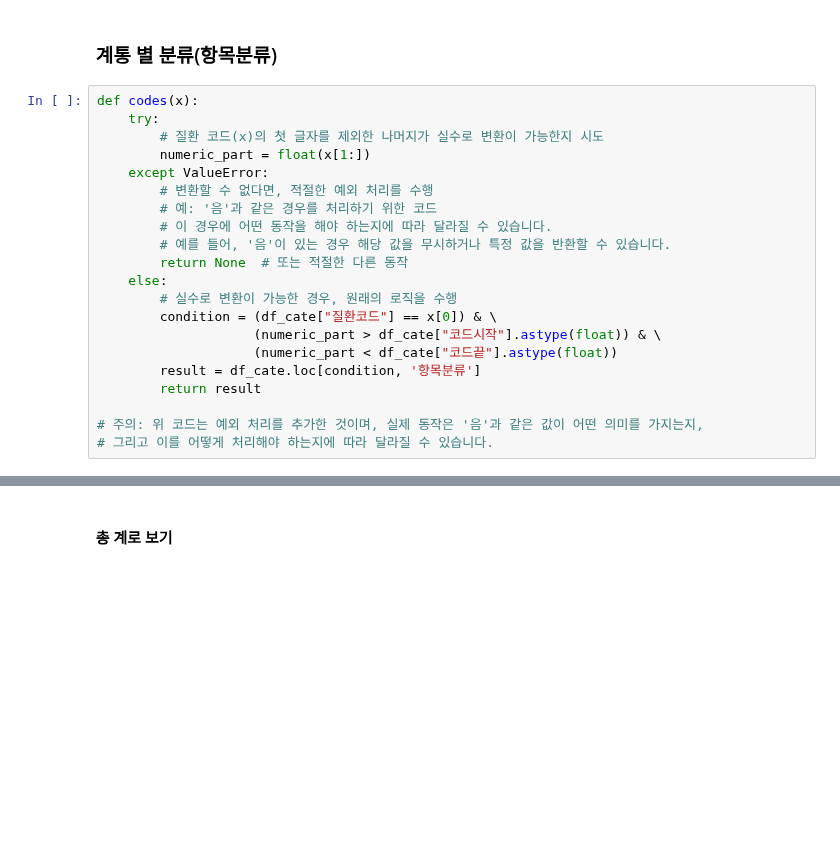
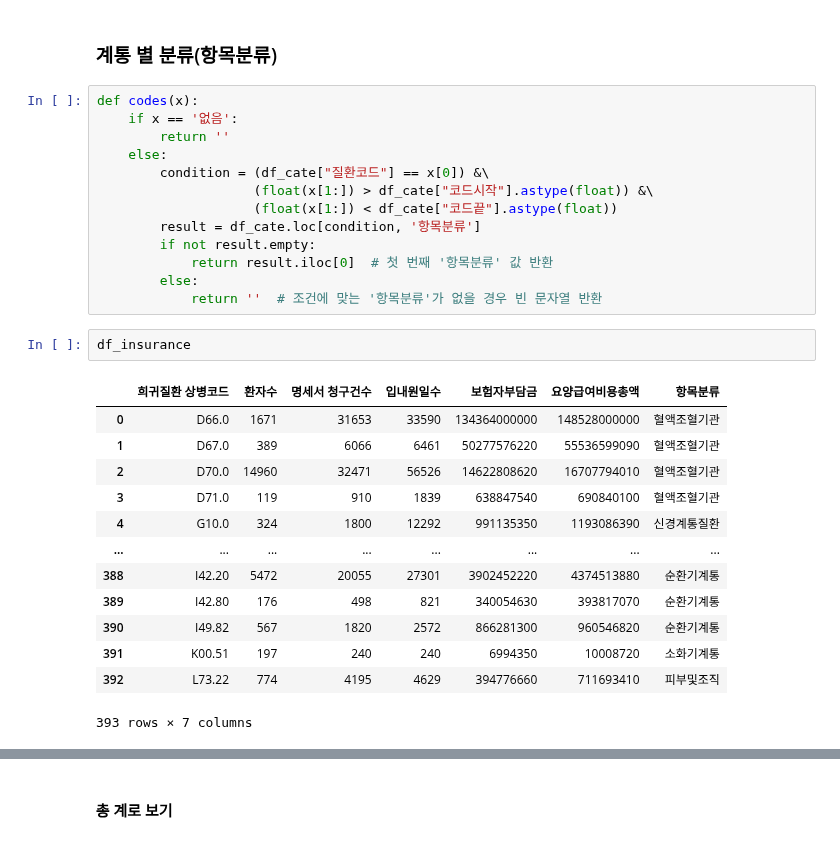
Before and after one commit to kdj0712/rare_field_fastapis, a Jupyter notebook: data/data_analysis/persona2/ipynb/jisu.ipynb, the cells around one changed output, grey strips where cells are left out. Saved outputs shown, nothing was run; the diff lists cells and outputs as text; blank space fills up the shorter version.

```diff
--- a/data/data_analysis/persona2/ipynb/jisu.ipynb
+++ b/data/data_analysis/persona2/ipynb/jisu.ipynb
@@ -13,23 +13,31 @@ mpl.rc('font', family='NanumBarunGothic') # 혹은 다른 설치한 Nanum 폰트
 ### 계통 별 분류(항목분류)
 # %%
 def codes(x):
-    try:
-        # 질환 코드(x)의 첫 글자를 제외한 나머지가 실수로 변환이 가능한지 시도
-        numeric_part = float(x[1:])
-    except ValueError:
-        # 변환할 수 없다면, 적절한 예외 처리를 수행
-        # 예: '음'과 같은 경우를 처리하기 위한 코드
-        # 이 경우에 어떤 동작을 해야 하는지에 따라 달라질 수 있습니다.
-        # 예를 들어, '음'이 있는 경우 해당 값을 무시하거나 특정 값을 반환할 수 있습니다.
-        return None  # 또는 적절한 다른 동작
+    if x == '없음':
+        return ''
     else:
-        # 실수로 변환이 가능한 경우, 원래의 로직을 수행
-        condition = (df_cate["질환코드"] == x[0]) & \
-                    (numeric_part > df_cate["코드시작"].astype(float)) & \
-                    (numeric_part < df_cate["코드끝"].astype(float))
+        condition = (df_cate["질환코드"] == x[0]) &\
+                    (float(x[1:]) > df_cate["코드시작"].astype(float)) &\
+                    (float(x[1:]) < df_cate["코드끝"].astype(float))
         result = df_cate.loc[condition, '항목분류']
-        return result
-
-# 주의: 위 코드는 예외 처리를 추가한 것이며, 실제 동작은 '음'과 같은 값이 어떤 의미를 가지는지,
-# 그리고 이를 어떻게 처리해야 하는지에 따라 달라질 수 있습니다.
+        if not result.empty:
+            return result.iloc[0]  # 첫 번째 '항목분류' 값 반환
+        else:
+            return ''  # 조건에 맞는 '항목분류'가 없을 경우 빈 문자열 반환
+# %%
+df_insurance
+# %% [output]
+|  | 희귀질환 상병코드 | 환자수 | 명세서 청구건수 | 입내원일수 | 보험자부담금 | 요양급여비용총액 | 항목분류 |
+| 0 | D66.0 | 1671 | 31653 | 33590 | 134364000000 | 148528000000 | 혈액조혈기관 |
+| 1 | D67.0 | 389 | 6066 | 6461 | 50277576220 | 55536599090 | 혈액조혈기관 |
+| 2 | D70.0 | 14960 | 32471 | 56526 | 14622808620 | 16707794010 | 혈액조혈기관 |
+| 3 | D71.0 | 119 | 910 | 1839 | 638847540 | 690840100 | 혈액조혈기관 |
+| 4 | G10.0 | 324 | 1800 | 12292 | 991135350 | 1193086390 | 신경계통질환 |
+| ... | ... | ... | ... | ... | ... | ... | ... |
+| 388 | I42.20 | 5472 | 20055 | 27301 | 3902452220 | 4374513880 | 순환기계통 |
+| 389 | I42.80 | 176 | 498 | 821 | 340054630 | 393817070 | 순환기계통 |
+| 390 | I49.82 | 567 | 1820 | 2572 | 866281300 | 960546820 | 순환기계통 |
+| 391 | K00.51 | 197 | 240 | 240 | 6994350 | 10008720 | 소화기계통 |
+| 392 | L73.22 | 774 | 4195 | 4629 | 394776660 | 711693410 | 피부및조직 |
+393 rows × 7 columns
 # %%
```
Also changed, not shown: parts of 23 cells of this notebook, 4 other files.
